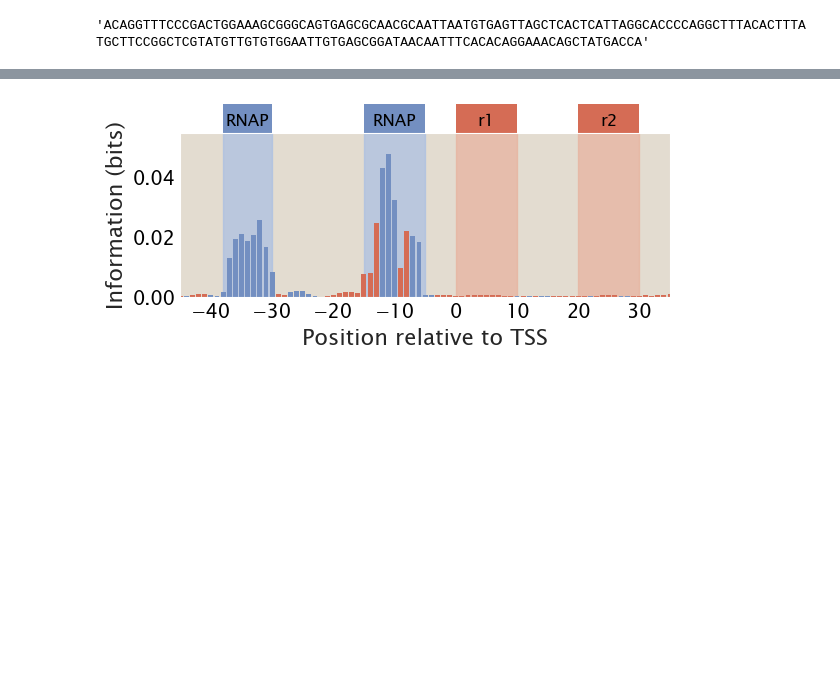
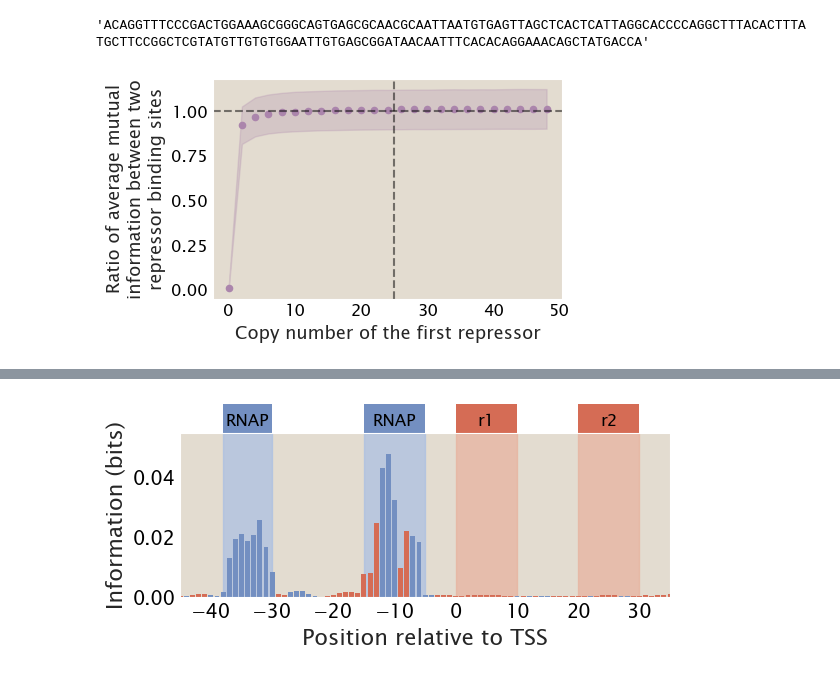
Before and after one commit to RPGroup-PBoC/theoretical_regseq, a Jupyter notebook: figures/figure_notebooks/figure8.ipynb, the cells around one changed output, grey strips where cells are left out. Cells and saved outputs as stored; diff of their text form; code cells hidden in the pictures; blank space fills up the shorter version.

```diff
--- a/figures/figure_notebooks/figure8.ipynb
+++ b/figures/figure_notebooks/figure8.ipynb
@@ -121,4 +129,22 @@ for n_r1 in l_n_r1:
     signal_ratio_OR.append((np.mean(r1 / r2), np.std(r1 / r2)))
+# %%
+fig, ax = plt.subplots(figsize=(5,3))
+
+ax.axhline(y=1, color='black', linestyle='--', alpha=0.5)
+ax.axvline(x=25, color='black', linestyle='--', alpha=0.5)
+ax.fill_between(l_n_r1,
+                 np.asarray(signal_ratio_OR)[:, 0] - np.asarray(signal_ratio_OR)[:, 1],
+                 np.asarray(signal_ratio_OR)[:, 0] + np.asarray(signal_ratio_OR)[:, 1],
+                 color='#AB85AC', alpha=0.25)
+ax.scatter(l_n_r1, np.asarray(signal_ratio_OR)[:, 0], label='Second repressor binding site', color='#AB85AC', s=20)
+
+ax.set_xlabel('Copy number of the first repressor', fontsize=13)
+ax.set_ylabel('Ratio of average mutual\ninformation between two\nrepressor binding sites', fontsize=13)
+
+plt.tight_layout()
+plt.savefig('../rebuttal_plots/figR6.pdf', dpi=300)
+# %% [output]
+[figure, added]
 # %%
 fig, axes = plt.subplots(2, 1, figsize=(4,8))
 ax1, ax2 = axes
```
Also changed, not shown: parts of 4 cells of this notebook, 1 other file.
